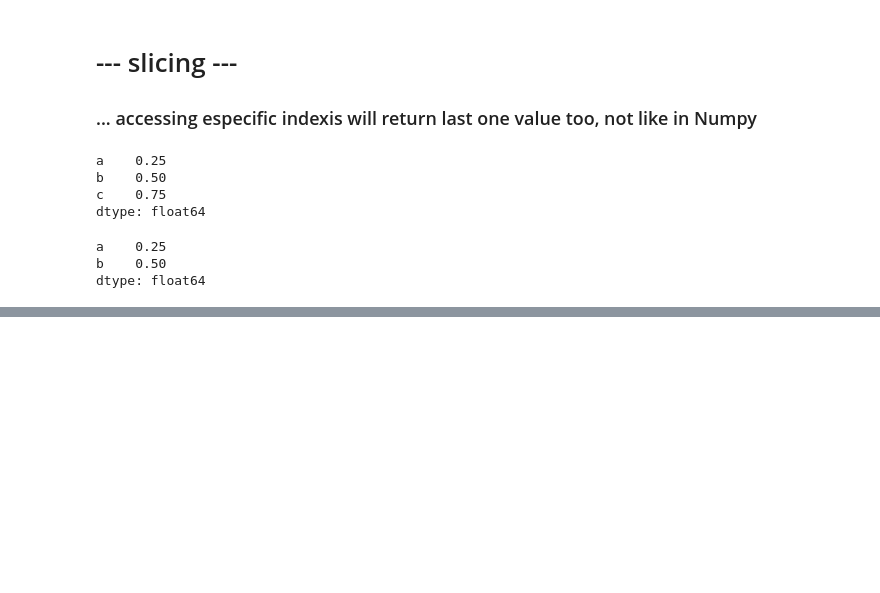
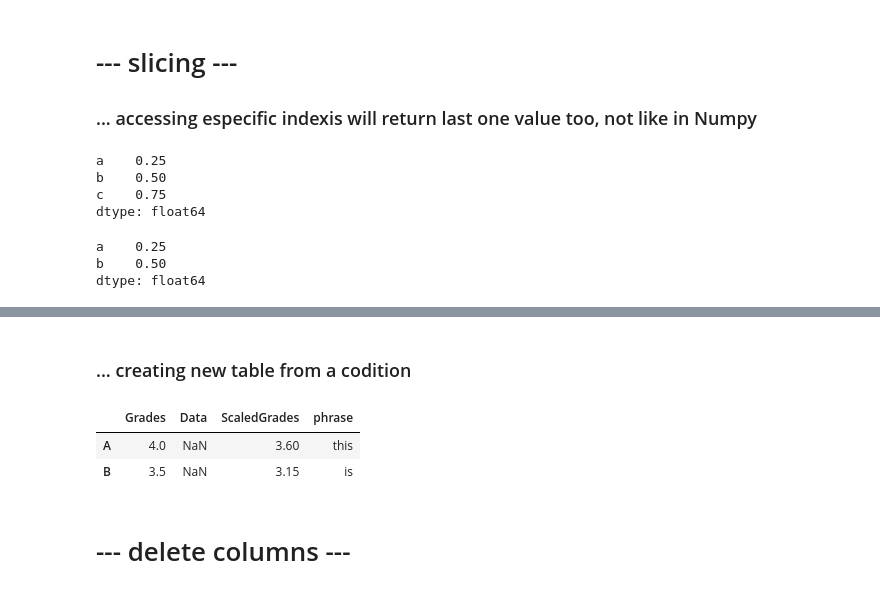
Before and after one commit to ortizfram/dataEngenieerFreeCodeCamp, a Jupyter notebook: MasteringPythonZeroToHero_part2.ipynb, the cells around one changed output, grey strips where cells are left out. Cells and saved outputs as stored; diff of their text form; code cells hidden in the pictures; blank space fills up the shorter version.

Commit message:
Add files via upload
Pandas :
creating new pd.Series from a condition

```diff
--- a/MasteringPythonZeroToHero_part2.ipynb
+++ b/MasteringPythonZeroToHero_part2.ipynb
@@ -1058,0 +1042,12 @@ D
+# %% [markdown]
+### ... creating new table from a codition
+# %%
+"""creating new tables from a condition"""
+G = D[D['Grades'] > 3]
+G
+# %% [output]
+|  | Grades | Data | ScaledGrades | phrase |
+| A | 4.0 | NaN | 3.60 | this |
+| B | 3.5 | NaN | 3.15 | is |
+# %% [markdown]
+# --- delete columns ---
```
Also changed, not shown: parts of 33 cells of this notebook.
